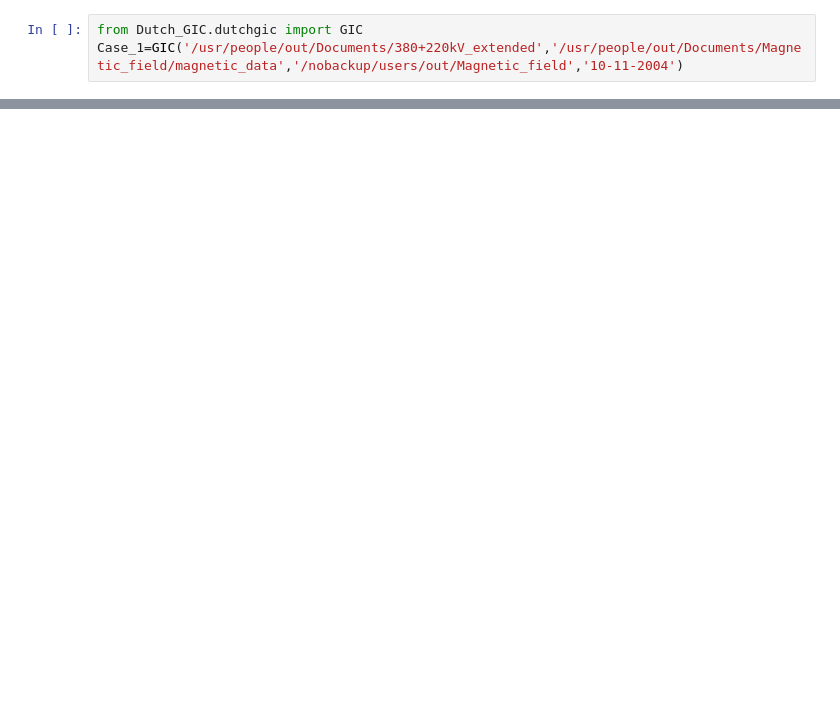
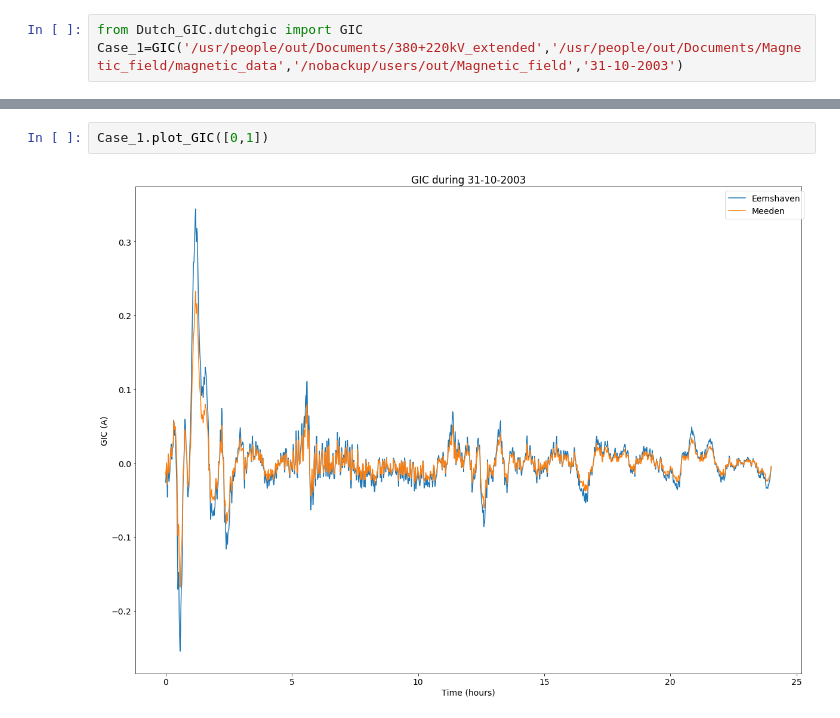
Before and after one commit to outfrenk/Dutch_GIC, a Jupyter notebook: notebooks/Usage class GIC.ipynb, the cells around one changed output, grey strips where cells are left out. Saved outputs shown, nothing was run; the diff lists cells and outputs as text; blank space fills up the shorter version.

```diff
--- a/notebooks/Usage class GIC.ipynb
+++ b/notebooks/Usage class GIC.ipynb
@@ -6,3 +16,3 @@ For netpath, base, and respath different paths should be inputted
 # %%
 from Dutch_GIC.dutchgic import GIC
-Case_1=GIC('/usr/people/out/Documents/380+220kV_extended','/usr/people/out/Documents/Magnetic_field/magnetic_data','/nobackup/users/out/Magnetic_field','10-11-2004')
+Case_1=GIC('/usr/people/out/Documents/380+220kV_extended','/usr/people/out/Documents/Magnetic_field/magnetic_data','/nobackup/users/out/Magnetic_field','31-10-2003')
@@ -28,0 +103,4 @@ See attached logbook.log file for more information
+# %%
+Case_1.plot_GIC([0,1])
+# %% [output]
+[figure, added]
```
Also changed, not shown: parts of 26 cells of this notebook, 2 other files.
